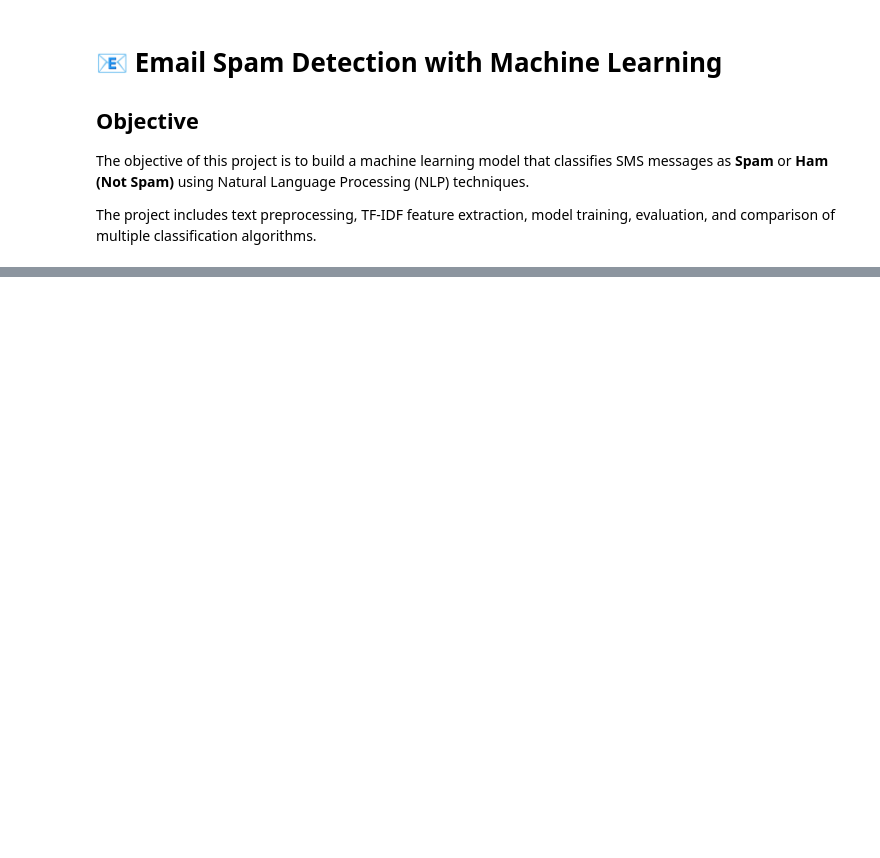
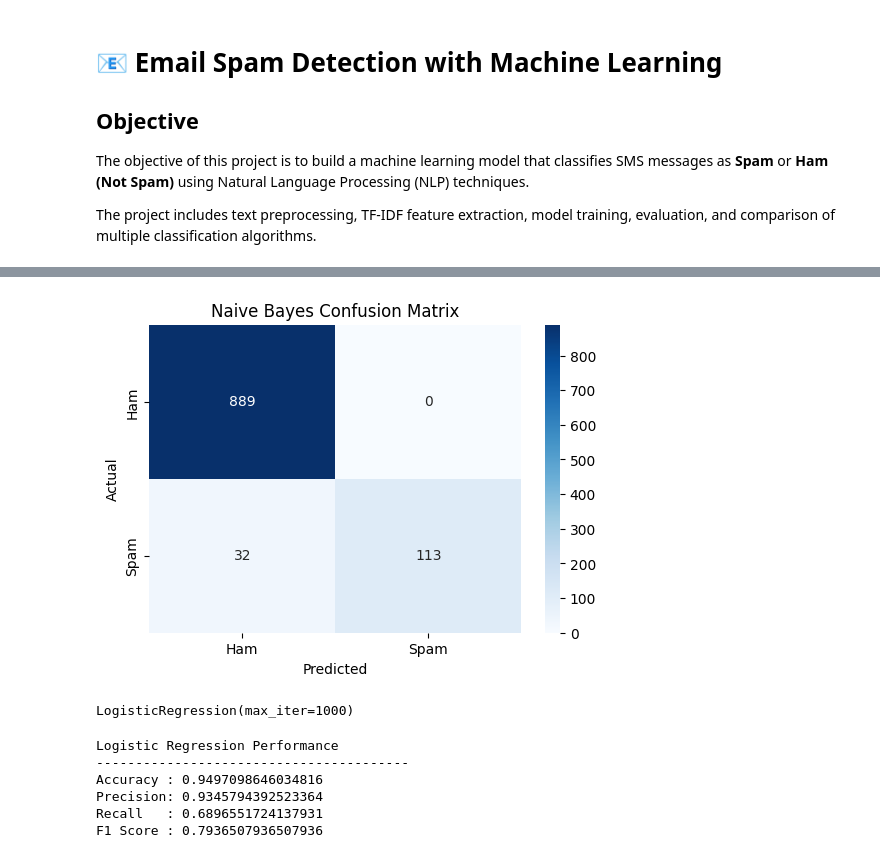
Before and after one commit to Dharshankumar913/OIBSIP, a Jupyter notebook: DataScience-Task4-EmailSpamDetection/notebook/Email_Spam_Detection.ipynb, the cells around one changed output, grey strips where cells are left out. Saved outputs shown, nothing was run; the diff lists cells and outputs as text; code cells hidden in the pictures; blank space fills up the shorter version.

```diff
--- a/DataScience-Task4-EmailSpamDetection/notebook/Email_Spam_Detection.ipynb
+++ b/DataScience-Task4-EmailSpamDetection/notebook/Email_Spam_Detection.ipynb
@@ -51,0 +267,4 @@ True
+# %%
+tfidf = TfidfVectorizer(max_features=5000)
+
+X = tfidf.fit_transform(X)
@@ -51,0 +275,10 @@ True
+# %%
+X_train, X_test, y_train, y_test = train_test_split(
+    X,
+    y,
+    test_size=0.2,
+    random_state=42
+)
+
+print("Training Samples :", X_train.shape[0])
+print("Testing Samples  :", X_test.shape[0])
@@ -51,0 +297,4 @@ True
+# %%
+nb_model = MultinomialNB()
+
+nb_model.fit(X_train, y_train)
@@ -51,0 +303,2 @@ True
+# %%
+nb_predictions = nb_model.predict(X_test)
@@ -51,0 +331,32 @@ True
+# %%
+cm = confusion_matrix(y_test, nb_predictions)
+
+plt.figure(figsize=(6,4))
+
+sns.heatmap(
+    cm,
+    annot=True,
+    fmt='d',
+    cmap='Blues',
+    xticklabels=['Ham','Spam'],
+    yticklabels=['Ham','Spam']
+)
+
+plt.title("Naive Bayes Confusion Matrix")
+plt.xlabel("Predicted")
+plt.ylabel("Actual")
+plt.savefig(
+    "../images/naive_bayes_confusion_matrix.png",
+    dpi=300,
+    bbox_inches="tight"
+)
+
+plt.show()
+# %% [output]
+[figure, added]
+# %%
+lr_model = LogisticRegression(max_iter=1000)
+
+lr_model.fit(X_train, y_train)
+# %% [output]
+LogisticRegression(max_iter=1000)
@@ -51,0 +365,15 @@ True
+# %%
+print("Logistic Regression Performance")
+print("-" * 40)
+
+print("Accuracy :", accuracy_score(y_test, lr_predictions))
+print("Precision:", precision_score(y_test, lr_predictions))
+print("Recall   :", recall_score(y_test, lr_predictions))
+print("F1 Score :", f1_score(y_test, lr_predictions))
+# %% [output]
+Logistic Regression Performance
+----------------------------------------
+Accuracy : 0.9497098646034816
+Precision: 0.9345794392523364
+Recall   : 0.6896551724137931
+F1 Score : 0.7936507936507936
```
Also changed, not shown: parts of 40 cells of this notebook.
